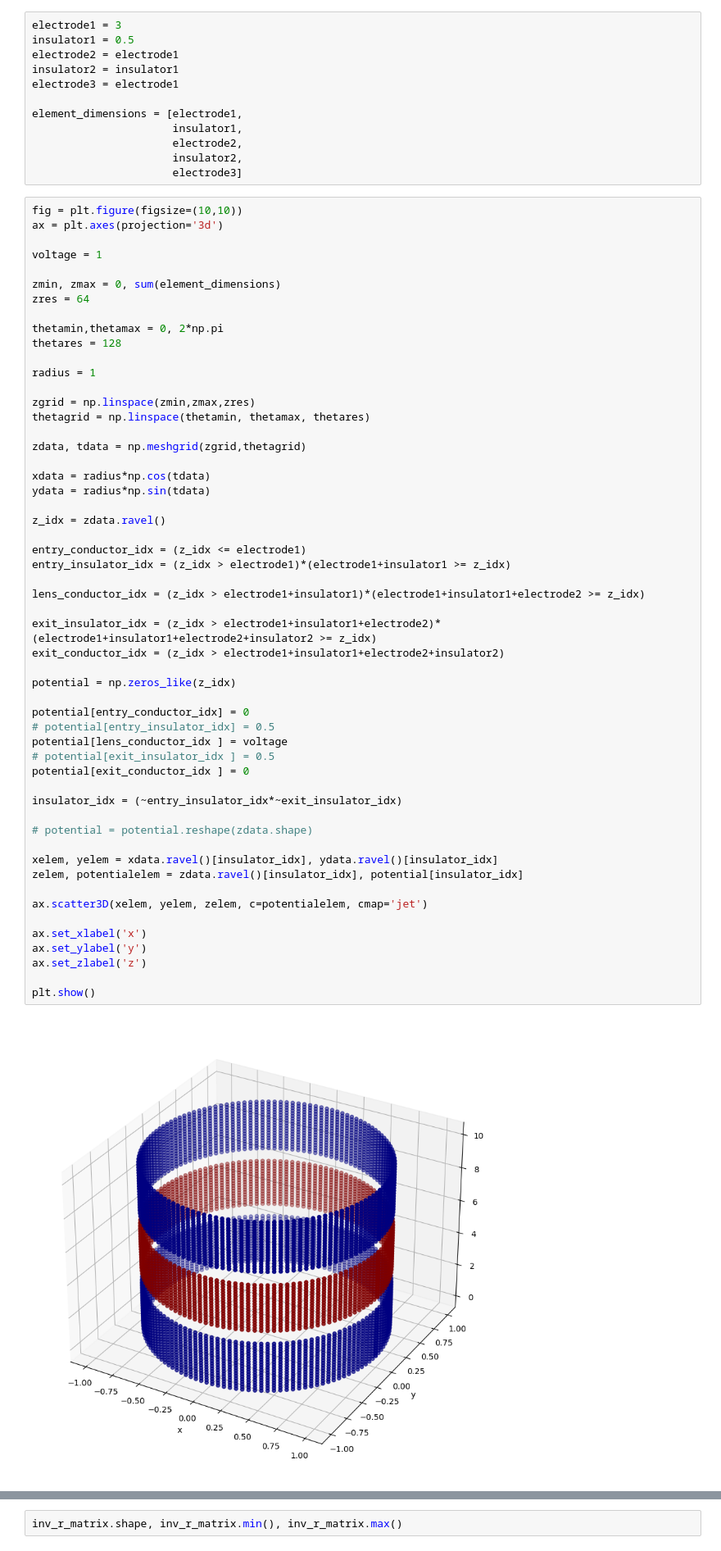
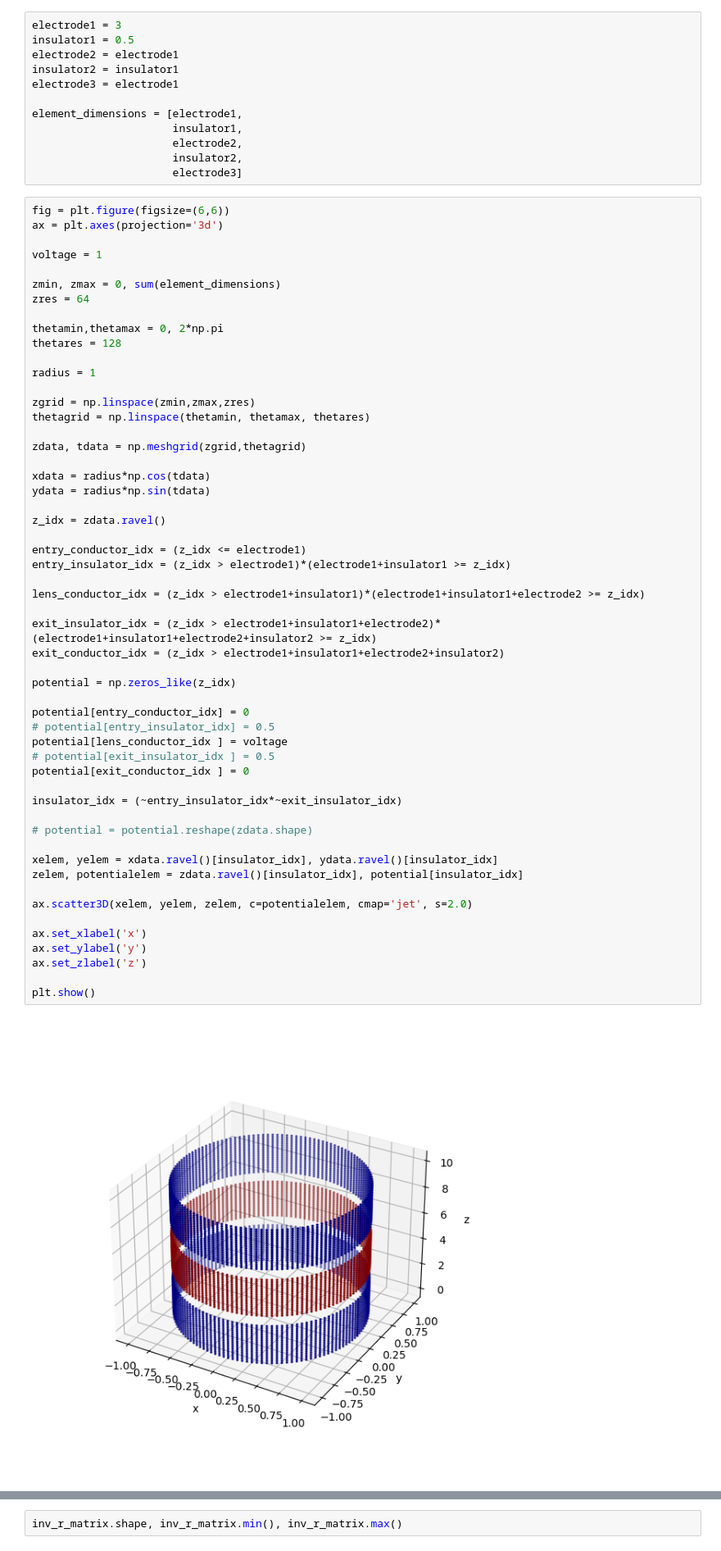
Before and after one commit to jeremyiwk/OpticsModel, a Jupyter notebook: notebook_scratch/element_geomtry.ipynb, the cells around one changed output, grey strips where cells are left out. Shown at 82% size. Drawn from its saved outputs; the diff is of its cells as text.

```diff
--- a/notebook_scratch/element_geomtry.ipynb
+++ b/notebook_scratch/element_geomtry.ipynb
@@ -15,7 +16,7 @@ element_dimensions = [electrode1,
                       insulator2,
                       electrode3]
 # %%
-fig = plt.figure(figsize=(10,10))
+fig = plt.figure(figsize=(6,6))
 ax = plt.axes(projection='3d')
 
 voltage = 1
@@ -41,35 +42,35 @@ z_idx = zdata.ravel()
 entry_conductor_idx = (z_idx <= electrode1)
 entry_insulator_idx = (z_idx > electrode1)*(electrode1+insulator1 >= z_idx)
 
 lens_conductor_idx = (z_idx > electrode1+insulator1)*(electrode1+insulator1+electrode2 >= z_idx)
 
 exit_insulator_idx = (z_idx > electrode1+insulator1+electrode2)*(electrode1+insulator1+electrode2+insulator2 >= z_idx)
 exit_conductor_idx = (z_idx > electrode1+insulator1+electrode2+insulator2)
 
 potential = np.zeros_like(z_idx)
 
 potential[entry_conductor_idx] = 0
 # potential[entry_insulator_idx] = 0.5
 potential[lens_conductor_idx ] = voltage
 # potential[exit_insulator_idx ] = 0.5
 potential[exit_conductor_idx ] = 0
 
 insulator_idx = (~entry_insulator_idx*~exit_insulator_idx)
 
 # potential = potential.reshape(zdata.shape)
 
 xelem, yelem = xdata.ravel()[insulator_idx], ydata.ravel()[insulator_idx]
 zelem, potentialelem = zdata.ravel()[insulator_idx], potential[insulator_idx]
 
-ax.scatter3D(xelem, yelem, zelem, c=potentialelem, cmap='jet')
+ax.scatter3D(xelem, yelem, zelem, c=potentialelem, cmap='jet', s=2.0)
 
 ax.set_xlabel('x')
 ax.set_ylabel('y')
 ax.set_zlabel('z')
 
 plt.show()
 # %% [output]
-[figure, old version]
+[figure, new version]
 # %%
 x_rav = xelem.ravel()
 y_rav = yelem.ravel()
```
Also changed, not shown: parts of 9 cells of this notebook.
